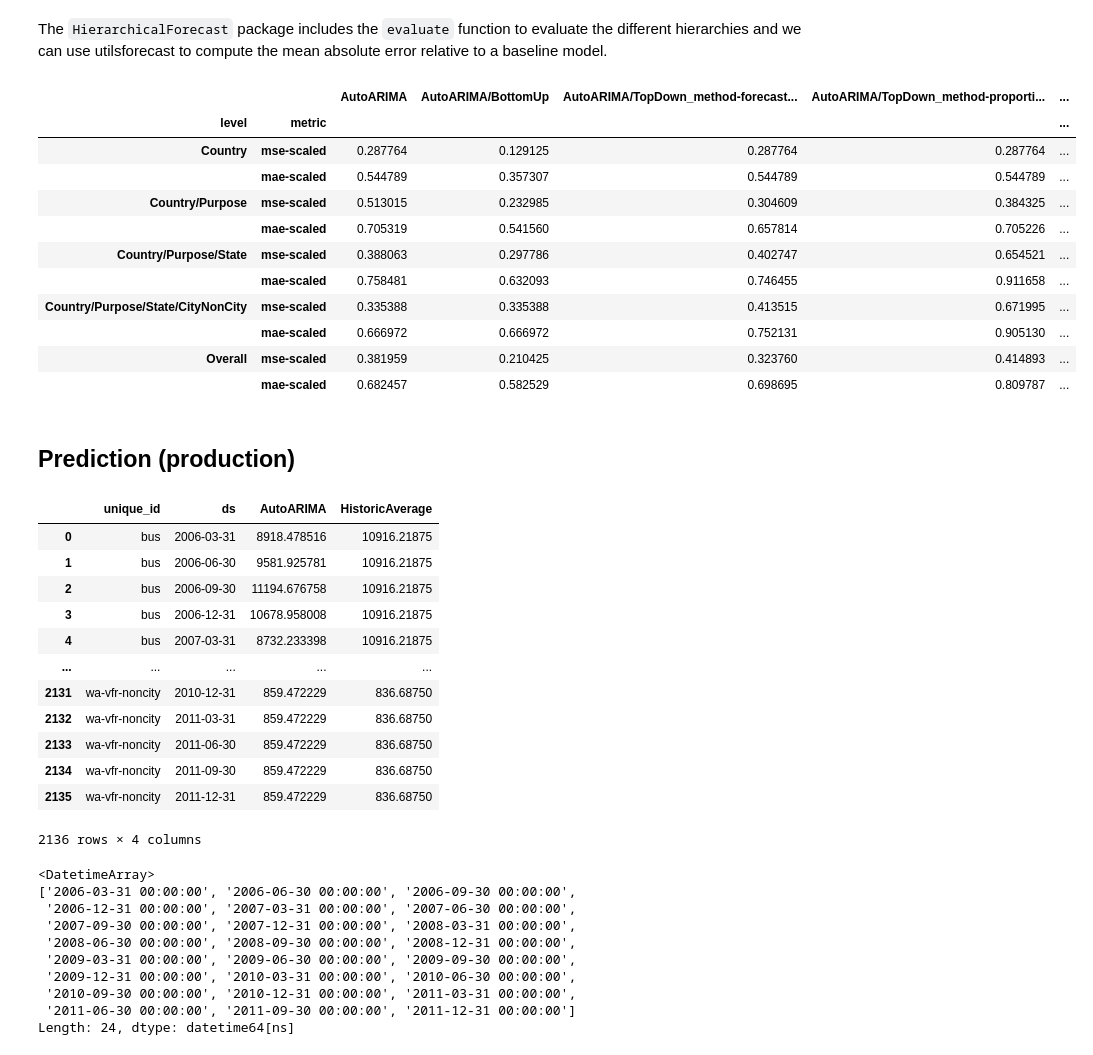
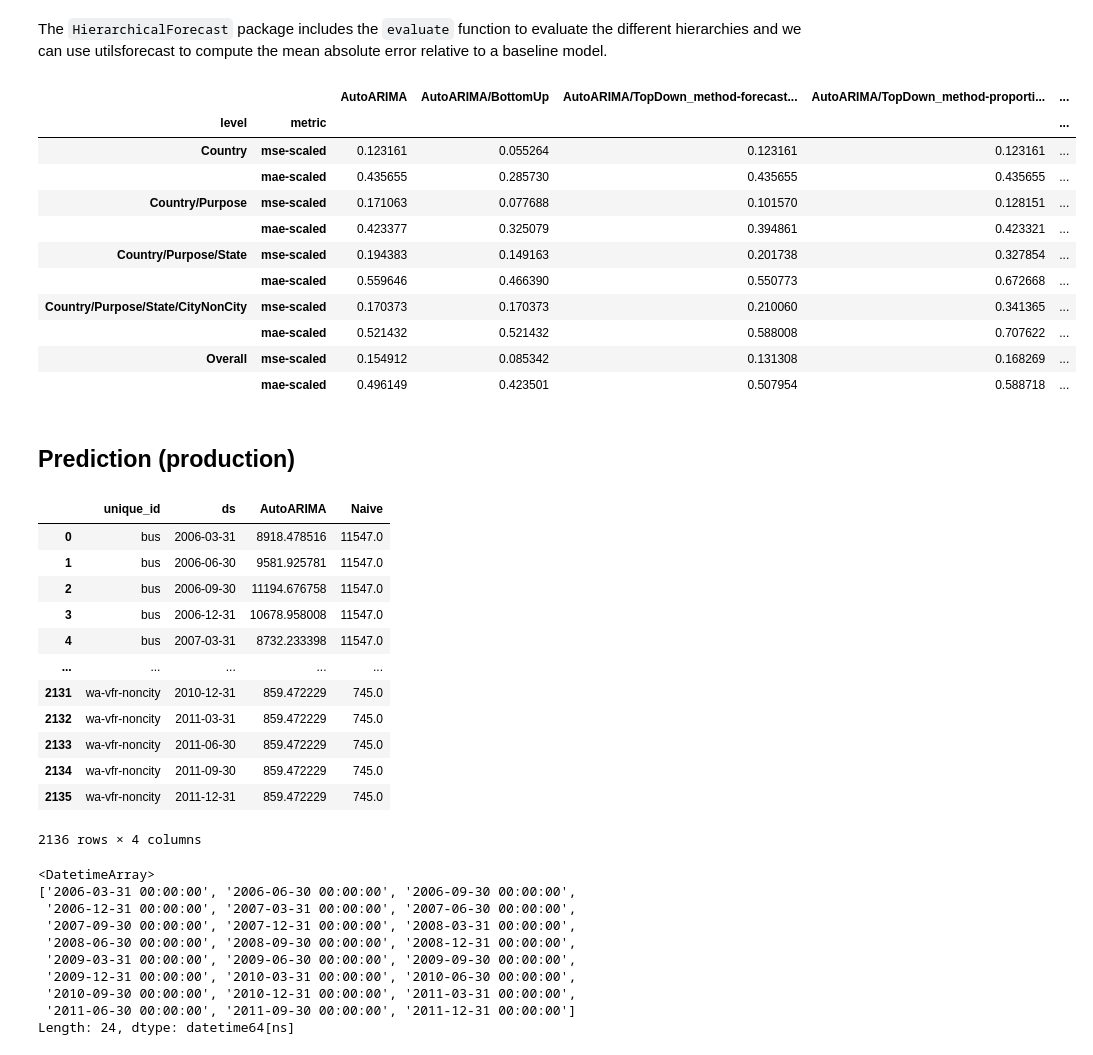
Before and after one commit to JhonaGo/BI-Tools, a Jupyter notebook: Hierarchical_Forecasting.ipynb, the cells around one changed output. Cells and saved outputs as stored; diff of their text form; code cells hidden in the pictures.

```diff
--- a/Hierarchical_Forecasting.ipynb
+++ b/Hierarchical_Forecasting.ipynb
@@ -101,7 +169,7 @@ from statsforecast.core import StatsForecast
 from statsforecast.models import *
 # %%
 fcst = StatsForecast(
-    models=[AutoARIMA(season_length=group.seasonality), HistoricAverage()],
+    models=[AutoARIMA(season_length=group.seasonality), Naive()],
     freq="QE",
     n_jobs=-1
 )
@@ -145,50 +213,50 @@ from utilsforecast.losses import mse, mae
 # %%
 df = Y_rec_df.merge(Y_test_df, on=['unique_id', 'ds'])
 
 evaluation = evaluate(df = df,
                       tags = tags,
                       train_df = Y_train_df,
                       metrics = [mse,mae],
-                      benchmark="HistoricAverage")
+                      benchmark="Naive")
 
 evaluation.set_index(["level", "metric"]).filter(like="ARIMA", axis=1)
 # %% [output]
 |  |  | AutoARIMA | AutoARIMA/BottomUp | AutoARIMA/TopDown_method-forecast... | AutoARIMA/TopDown_method-proporti... | ... |
 | level | metric |  |  |  |  | ... |
-| Country | mse-scaled | 0.287764 | 0.129125 | 0.287764 | 0.287764 | ... |
-|  | mae-scaled | 0.544789 | 0.357307 | 0.544789 | 0.544789 | ... |
-| Country/Purpose | mse-scaled | 0.513015 | 0.232985 | 0.304609 | 0.384325 | ... |
-|  | mae-scaled | 0.705319 | 0.541560 | 0.657814 | 0.705226 | ... |
-| Country/Purpose/State | mse-scaled | 0.388063 | 0.297786 | 0.402747 | 0.654521 | ... |
-|  | mae-scaled | 0.758481 | 0.632093 | 0.746455 | 0.911658 | ... |
-| Country/Purpose/State/CityNonCity | mse-scaled | 0.335388 | 0.335388 | 0.413515 | 0.671995 | ... |
-|  | mae-scaled | 0.666972 | 0.666972 | 0.752131 | 0.905130 | ... |
-| Overall | mse-scaled | 0.381959 | 0.210425 | 0.323760 | 0.414893 | ... |
-|  | mae-scaled | 0.682457 | 0.582529 | 0.698695 | 0.809787 | ... |
+| Country | mse-scaled | 0.123161 | 0.055264 | 0.123161 | 0.123161 | ... |
+|  | mae-scaled | 0.435655 | 0.285730 | 0.435655 | 0.435655 | ... |
+| Country/Purpose | mse-scaled | 0.171063 | 0.077688 | 0.101570 | 0.128151 | ... |
+|  | mae-scaled | 0.423377 | 0.325079 | 0.394861 | 0.423321 | ... |
+| Country/Purpose/State | mse-scaled | 0.194383 | 0.149163 | 0.201738 | 0.327854 | ... |
+|  | mae-scaled | 0.559646 | 0.466390 | 0.550773 | 0.672668 | ... |
+| Country/Purpose/State/CityNonCity | mse-scaled | 0.170373 | 0.170373 | 0.210060 | 0.341365 | ... |
+|  | mae-scaled | 0.521432 | 0.521432 | 0.588008 | 0.707622 | ... |
+| Overall | mse-scaled | 0.154912 | 0.085342 | 0.131308 | 0.168269 | ... |
+|  | mae-scaled | 0.496149 | 0.423501 | 0.507954 | 0.588718 | ... |
 # %% [markdown]
 ## Prediction (production)
 # %%
 # predict 24 months laters
 fcst = StatsForecast(
-    models=[AutoARIMA(season_length=group.seasonality), HistoricAverage()],
+    models=[AutoARIMA(season_length=group.seasonality), Naive()],
     freq="QE",
     n_jobs=-1
 )
 pred = fcst.forecast(df=Y_train_df, h=24)
 pred
 # %% [output]
-|  | unique_id | ds | AutoARIMA | HistoricAverage |
-| 0 | bus | 2006-03-31 | 8918.478516 | 10916.21875 |
-| 1 | bus | 2006-06-30 | 9581.925781 | 10916.21875 |
-| 2 | bus | 2006-09-30 | 11194.676758 | 10916.21875 |
-| 3 | bus | 2006-12-31 | 10678.958008 | 10916.21875 |
-| 4 | bus | 2007-03-31 | 8732.233398 | 10916.21875 |
+|  | unique_id | ds | AutoARIMA | Naive |
+| 0 | bus | 2006-03-31 | 8918.478516 | 11547.0 |
+| 1 | bus | 2006-06-30 | 9581.925781 | 11547.0 |
+| 2 | bus | 2006-09-30 | 11194.676758 | 11547.0 |
+| 3 | bus | 2006-12-31 | 10678.958008 | 11547.0 |
+| 4 | bus | 2007-03-31 | 8732.233398 | 11547.0 |
 | ... | ... | ... | ... | ... |
-| 2131 | wa-vfr-noncity | 2010-12-31 | 859.472229 | 836.68750 |
-| 2132 | wa-vfr-noncity | 2011-03-31 | 859.472229 | 836.68750 |
-| 2133 | wa-vfr-noncity | 2011-06-30 | 859.472229 | 836.68750 |
-| 2134 | wa-vfr-noncity | 2011-09-30 | 859.472229 | 836.68750 |
-| 2135 | wa-vfr-noncity | 2011-12-31 | 859.472229 | 836.68750 |
+| 2131 | wa-vfr-noncity | 2010-12-31 | 859.472229 | 745.0 |
+| 2132 | wa-vfr-noncity | 2011-03-31 | 859.472229 | 745.0 |
+| 2133 | wa-vfr-noncity | 2011-06-30 | 859.472229 | 745.0 |
+| 2134 | wa-vfr-noncity | 2011-09-30 | 859.472229 | 745.0 |
+| 2135 | wa-vfr-noncity | 2011-12-31 | 859.472229 | 745.0 |
 2136 rows × 4 columns
 # %%
 # last date
```
Also changed, not shown: parts of 11 cells of this notebook.
